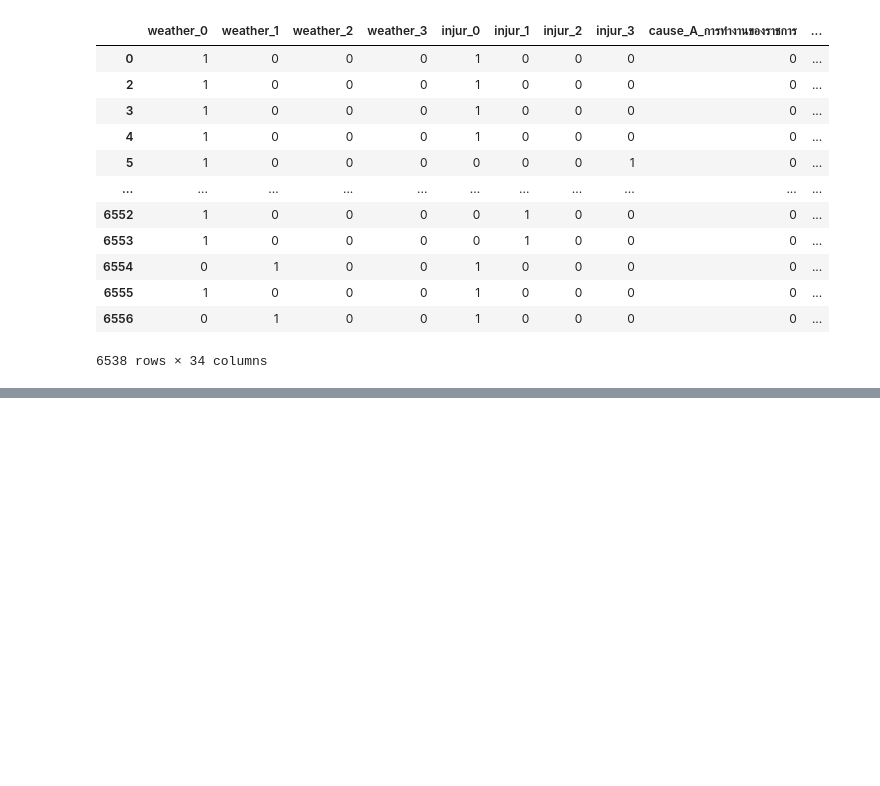
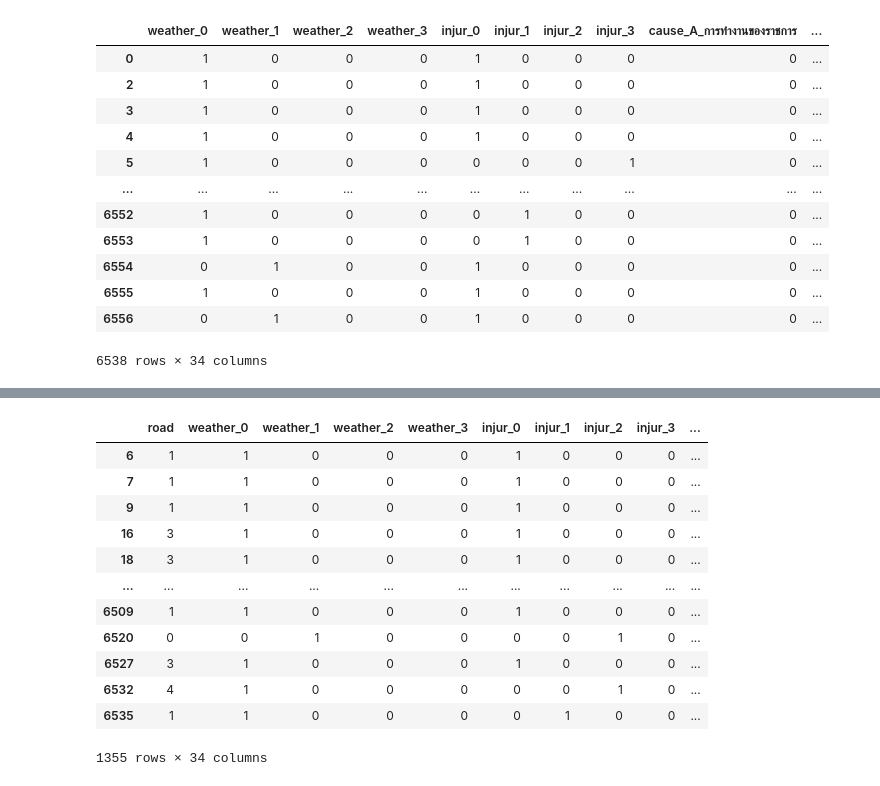
Before and after one commit to Thewaiii/BSC_DPDM23, a Jupyter notebook: Untitled4.ipynb, the cells around one changed output, grey strips where cells are left out. Cells and saved outputs as stored; diff of their text form; code cells hidden in the pictures; blank space fills up the shorter version.

```diff
--- a/Untitled4.ipynb
+++ b/Untitled4.ipynb
@@ -463,0 +845,21 @@ frequent_itemsets
+# %%
+# Convert the data to a one-hot encoded DataFrame
+accident_encoded_midnight = pd.get_dummies(data_after_midnight[['weather', 'injur','cause_A']])
+# %%
+# Combine one-hot encoded columns with the original DataFrame
+accident_df_encoded_midnight = pd.concat([data_after_midnight['road'], accident_encoded_midnight], axis=1)
+accident_df_encoded_midnight
+# %% [output]
+|  | road | weather_0 | weather_1 | weather_2 | weather_3 | injur_0 | injur_1 | injur_2 | injur_3 | ... |
+| 6 | 1 | 1 | 0 | 0 | 0 | 1 | 0 | 0 | 0 | ... |
+| 7 | 1 | 1 | 0 | 0 | 0 | 1 | 0 | 0 | 0 | ... |
+| 9 | 1 | 1 | 0 | 0 | 0 | 1 | 0 | 0 | 0 | ... |
+| 16 | 3 | 1 | 0 | 0 | 0 | 1 | 0 | 0 | 0 | ... |
+| 18 | 3 | 1 | 0 | 0 | 0 | 1 | 0 | 0 | 0 | ... |
+| ... | ... | ... | ... | ... | ... | ... | ... | ... | ... | ... |
+| 6509 | 1 | 1 | 0 | 0 | 0 | 1 | 0 | 0 | 0 | ... |
+| 6520 | 0 | 0 | 1 | 0 | 0 | 0 | 0 | 1 | 0 | ... |
+| 6527 | 3 | 1 | 0 | 0 | 0 | 1 | 0 | 0 | 0 | ... |
+| 6532 | 4 | 1 | 0 | 0 | 0 | 0 | 0 | 1 | 0 | ... |
+| 6535 | 1 | 1 | 0 | 0 | 0 | 0 | 1 | 0 | 0 | ... |
+1355 rows × 34 columns
```
Also changed, not shown: parts of 15 cells of this notebook.
